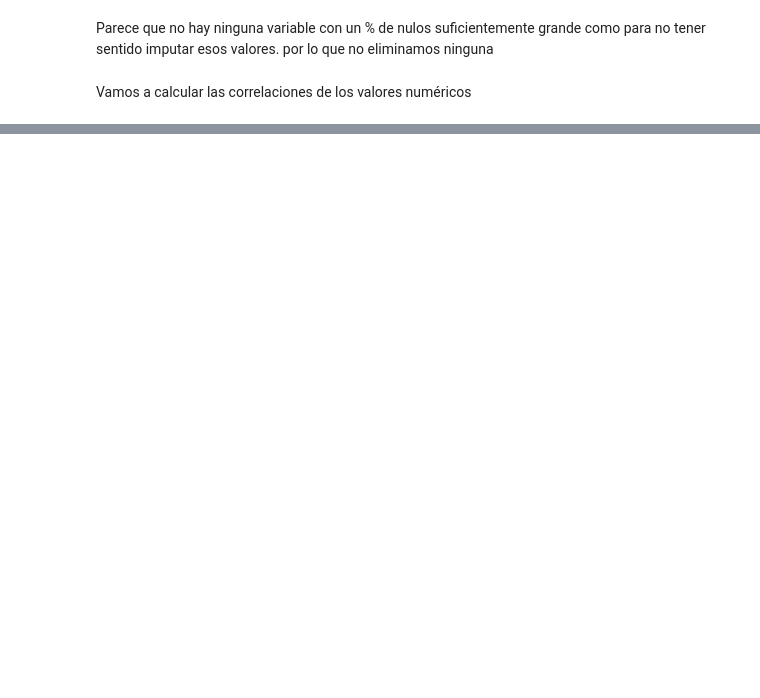
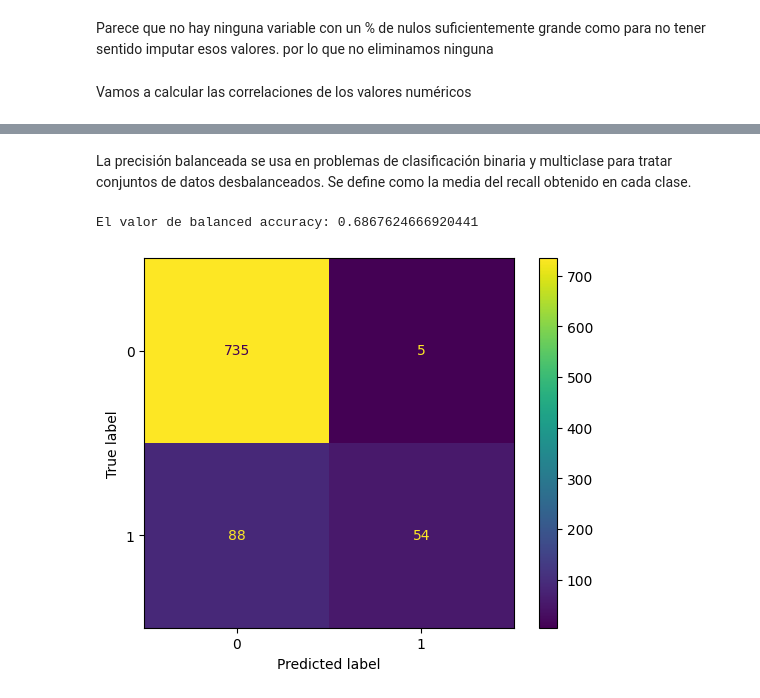
Before and after one commit to SantiagoJusteValverde/Grupo35_Practica2, a Jupyter notebook: Grupo35_Practica2.ipynb, the cells around one changed output, grey strips where cells are left out. Drawn from its saved outputs; the diff is of its cells as text; code cells hidden in the pictures; blank space fills up the shorter version.

```diff
--- a/Grupo35_Practica2.ipynb
+++ b/Grupo35_Practica2.ipynb
@@ -387,0 +510,4 @@ Vamos a calcular las correlaciones de los valores numéricos
+# %%
+from sklearn.model_selection import cross_val_score
+clf = Pipeline(steps=[('preprocessor', preprocessor),
+                      ('classifier', RandomForestClassifier(class_weight='balanced'))])
@@ -387,0 +542,21 @@ Vamos a calcular las correlaciones de los valores numéricos
+# %%
+from sklearn.model_selection import RandomizedSearchCV
+
+num_transformer_dist = {'preprocessor__num__imputer__n_neighbors': list(range(2, 15)),
+                        'preprocessor__num__imputer__add_indicator': [True, False]}
+
+cat_transformer_dist = {'preprocessor__cat__imputer__strategy': ['most_frequent', 'constant'],
+                        'preprocessor__cat__imputer__add_indicator': [True, False],
+                        'preprocessor__cat__pca__n_components': list(range(2, 5))}
+
+random_forest_dist = {'classifier__n_estimators': list(range(50, 500)),
+                      'classifier__max_depth': list(range(2, 20)),
+                      'classifier__bootstrap': [True, False]}
+
+param_dist = {**num_transformer_dist, **cat_transformer_dist, **random_forest_dist}
+
+random_search = RandomizedSearchCV(clf,
+                                   param_distributions=param_dist,
+                                   n_iter=100)
+# %%
+random_search.fit(X_train, y_train)
@@ -387,0 +585,3 @@ Vamos a calcular las correlaciones de los valores numéricos
+# %%
+y_pred = random_search.predict(X_test)
+y_pred[:5]
@@ -387,0 +603,17 @@ Vamos a calcular las correlaciones de los valores numéricos
+# %% [markdown]
+La precisión balanceada se usa en problemas de clasificación binaria y multiclase para tratar conjuntos de datos desbalanceados. Se define como la media del recall obtenido en cada clase.
+# %%
+from sklearn.metrics import balanced_accuracy_score
+
+print(f"El valor de balanced accuracy: {balanced_accuracy_score(y_test, y_pred)}")
+# %% [output]
+El valor de balanced accuracy: 0.6867624666920441
+# %%
+from sklearn.metrics import ConfusionMatrixDisplay, confusion_matrix
+
+cm = confusion_matrix(y_test, y_pred, labels=random_search.classes_)
+disp= ConfusionMatrixDisplay(confusion_matrix=cm, display_labels=random_search.classes_)
+disp.plot()
+plt.show()
+# %% [output]
+[figure, added]
```
Also changed, not shown: parts of 31 cells of this notebook.
